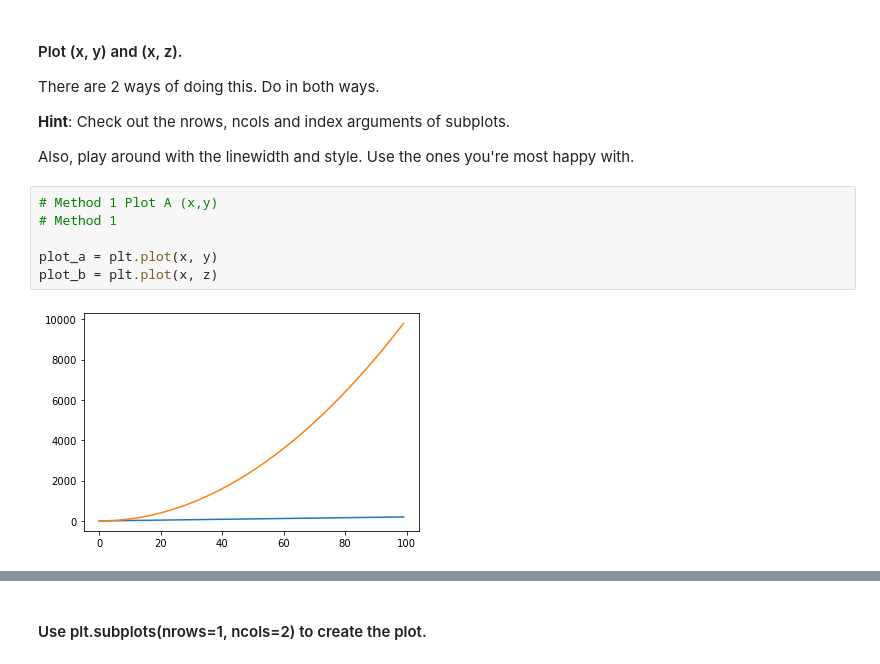
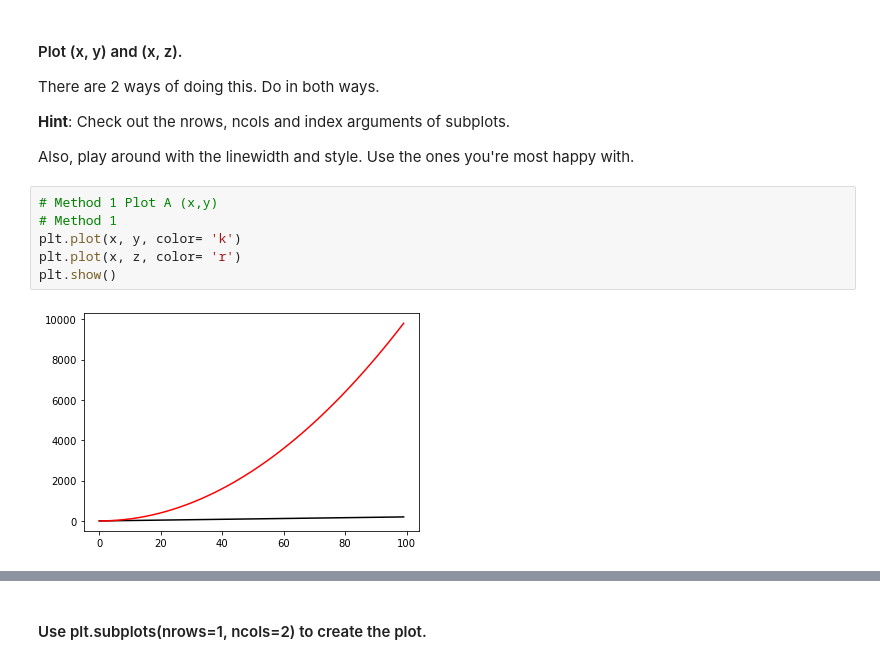
Before and after one commit to napoleonthevitzla/dataptmad1121_labs, a Jupyter notebook: module-2/matplotlib-seaborn/your-code/main.ipynb, the cells around one changed output, grey strips where cells are left out. Drawn from its saved outputs; the diff is of its cells as text.

```diff
--- a/module-2/matplotlib-seaborn/your-code/main.ipynb
+++ b/module-2/matplotlib-seaborn/your-code/main.ipynb
@@ -32,8 +32,8 @@ Also, play around with the linewidth and style. Use the ones you're most happy w
 # %%
 # Method 1 Plot A (x,y)
 # Method 1
-
-plot_a = plt.plot(x, y)
-plot_b = plt.plot(x, z)
+plt.plot(x, y, color= 'k')
+plt.plot(x, z, color= 'r')
+plt.show()
 # %% [output]
-[figure, old version]
+[figure, new version]
```
Also changed, not shown: parts of 10 cells of this notebook, 2 other files.
